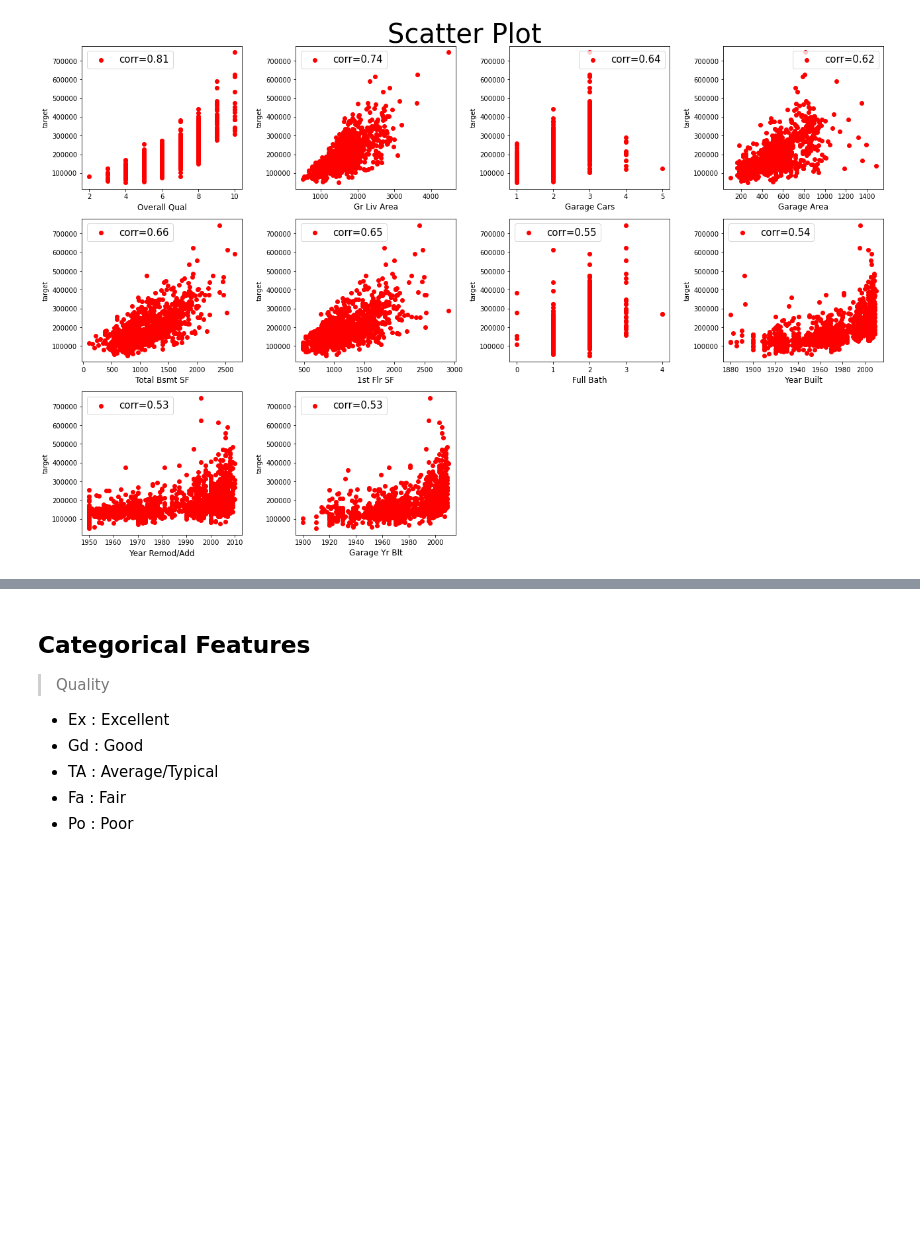
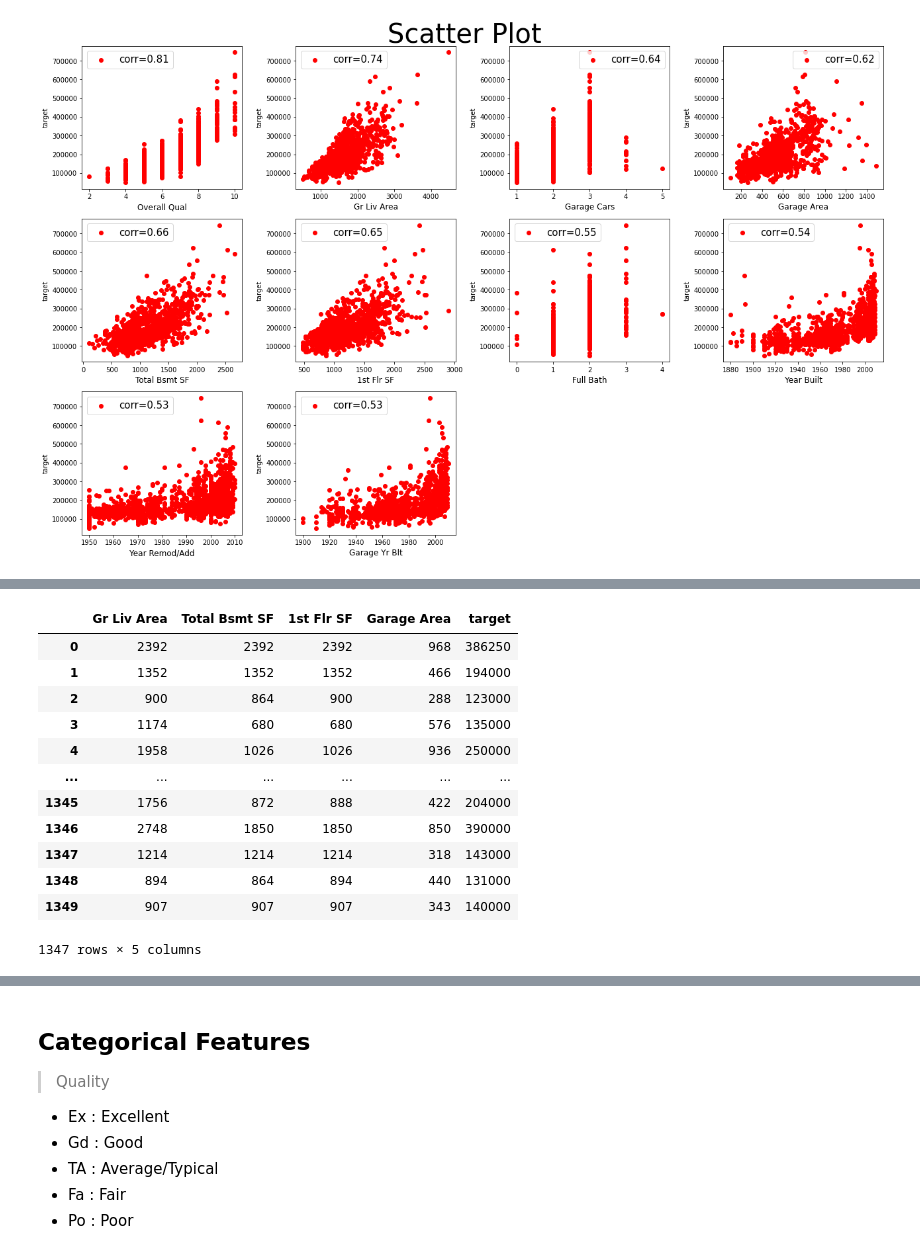
Before and after one commit to Park-taenam/DACON, a Jupyter notebook: HousePrices/HousePrices.ipynb, the cells around one changed output, grey strips where cells are left out. Saved outputs shown, nothing was run; the diff lists cells and outputs as text; code cells hidden in the pictures; blank space fills up the shorter version.

```diff
--- a/HousePrices/HousePrices.ipynb
+++ b/HousePrices/HousePrices.ipynb
@@ -608,0 +637,16 @@ plt.show()
+# %%
+df_train.loc[:,['Gr Liv Area', 'Total Bsmt SF', '1st Flr SF', 'Garage Area','target']]
+# %% [output]
+|  | Gr Liv Area | Total Bsmt SF | 1st Flr SF | Garage Area | target |
+| 0 | 2392 | 2392 | 2392 | 968 | 386250 |
+| 1 | 1352 | 1352 | 1352 | 466 | 194000 |
+| 2 | 900 | 864 | 900 | 288 | 123000 |
+| 3 | 1174 | 680 | 680 | 576 | 135000 |
+| 4 | 1958 | 1026 | 1026 | 936 | 250000 |
+| ... | ... | ... | ... | ... | ... |
+| 1345 | 1756 | 872 | 888 | 422 | 204000 |
+| 1346 | 2748 | 1850 | 1850 | 850 | 390000 |
+| 1347 | 1214 | 1214 | 1214 | 318 | 143000 |
+| 1348 | 894 | 864 | 894 | 440 | 131000 |
+| 1349 | 907 | 907 | 907 | 343 | 140000 |
+1347 rows × 5 columns
```
Also changed, not shown: parts of 32 cells of this notebook.
